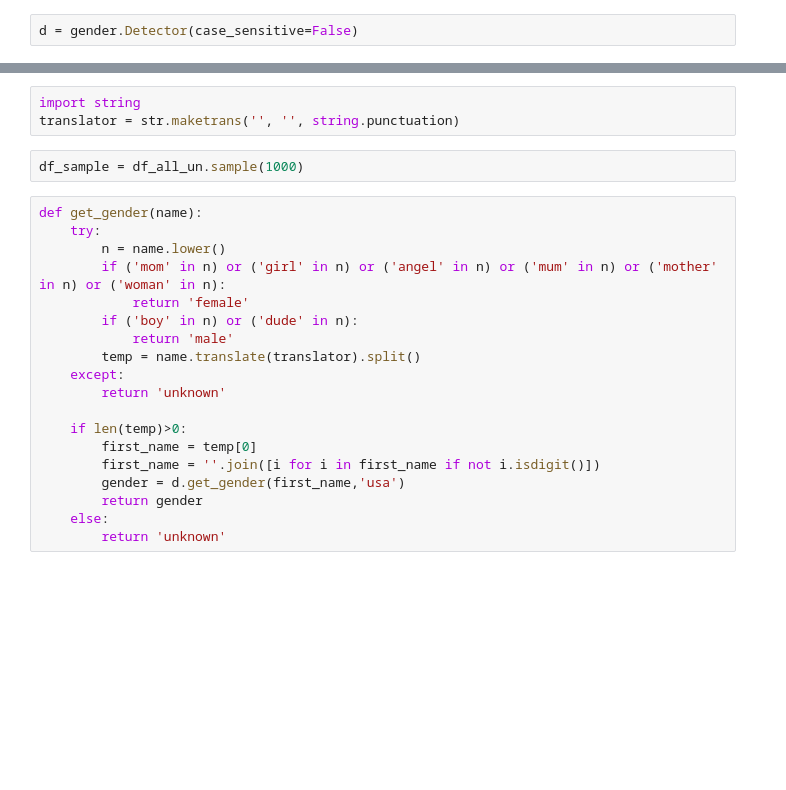
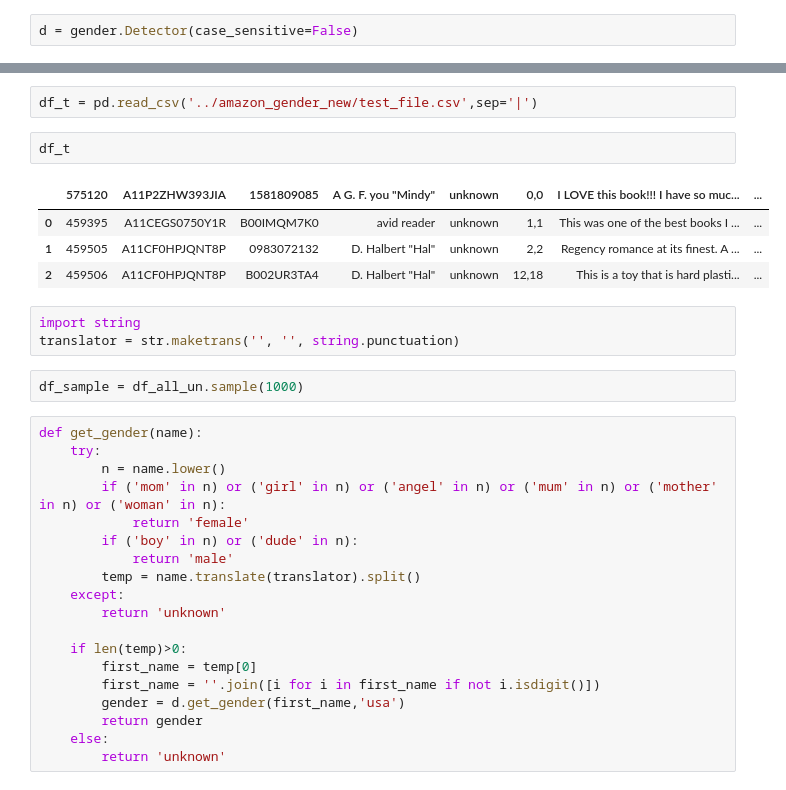
Before and after one commit to Sandipan99/amazonReview, a Jupyter notebook: gender-guesser.ipynb, the cells around one changed output, grey strips where cells are left out. Drawn from its saved outputs; the diff is of its cells as text; blank space fills up the shorter version.

```diff
--- a/gender-guesser.ipynb
+++ b/gender-guesser.ipynb
@@ -18,3 +140,12 @@ df_all_un.head()
+# %%
+df_t = pd.read_csv('../amazon_gender_new/test_file.csv',sep='|')
+# %%
+df_t
+# %% [output]
+|  | 575120 | A11P2ZHW393JIA | 1581809085 | A G. F. you "Mindy" | unknown | 0,0 | I LOVE this book!!! I have so muc... | ... |
+| 0 | 459395 | A11CEGS0750Y1R | B00IMQM7K0 | avid reader | unknown | 1,1 | This was one of the best books I ... | ... |
+| 1 | 459505 | A11CF0HPJQNT8P | 0983072132 | D. Halbert "Hal" | unknown | 2,2 | Regency romance at its finest. A ... | ... |
+| 2 | 459506 | A11CF0HPJQNT8P | B002UR3TA4 | D. Halbert "Hal" | unknown | 12,18 | This is a toy that is hard plasti... | ... |
 # %%
 import string
 translator = str.maketrans('', '', string.punctuation)
```
Also changed, not shown: parts of 23 cells of this notebook, 1 other file.
